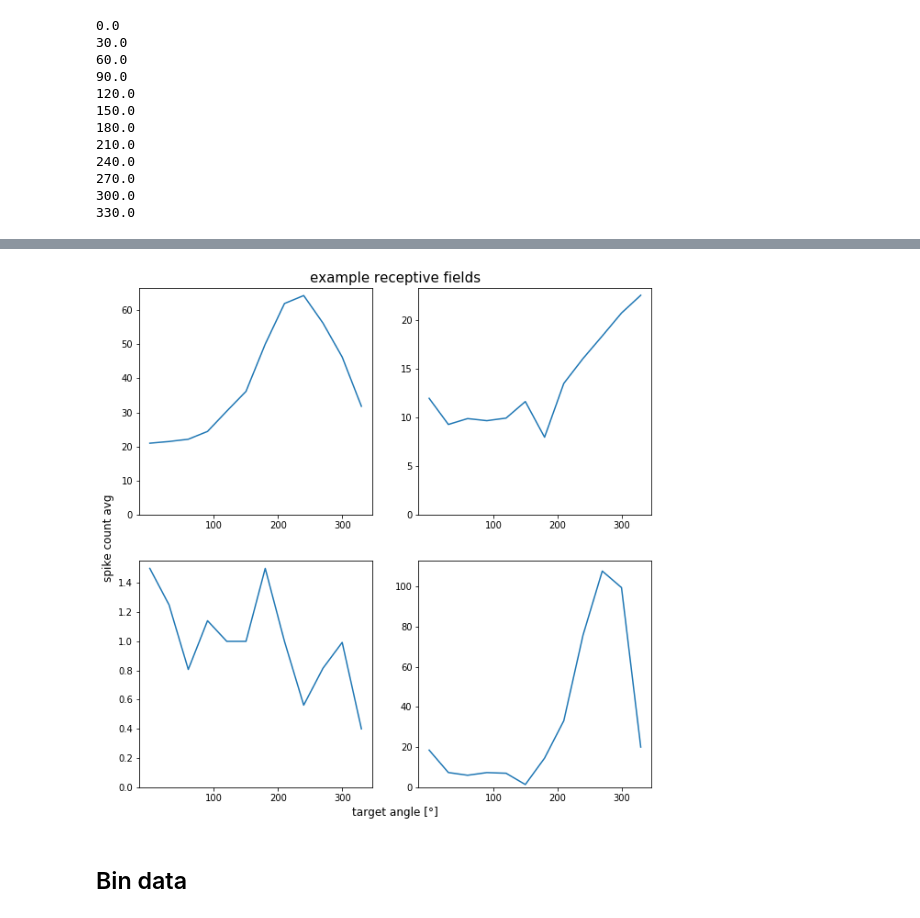
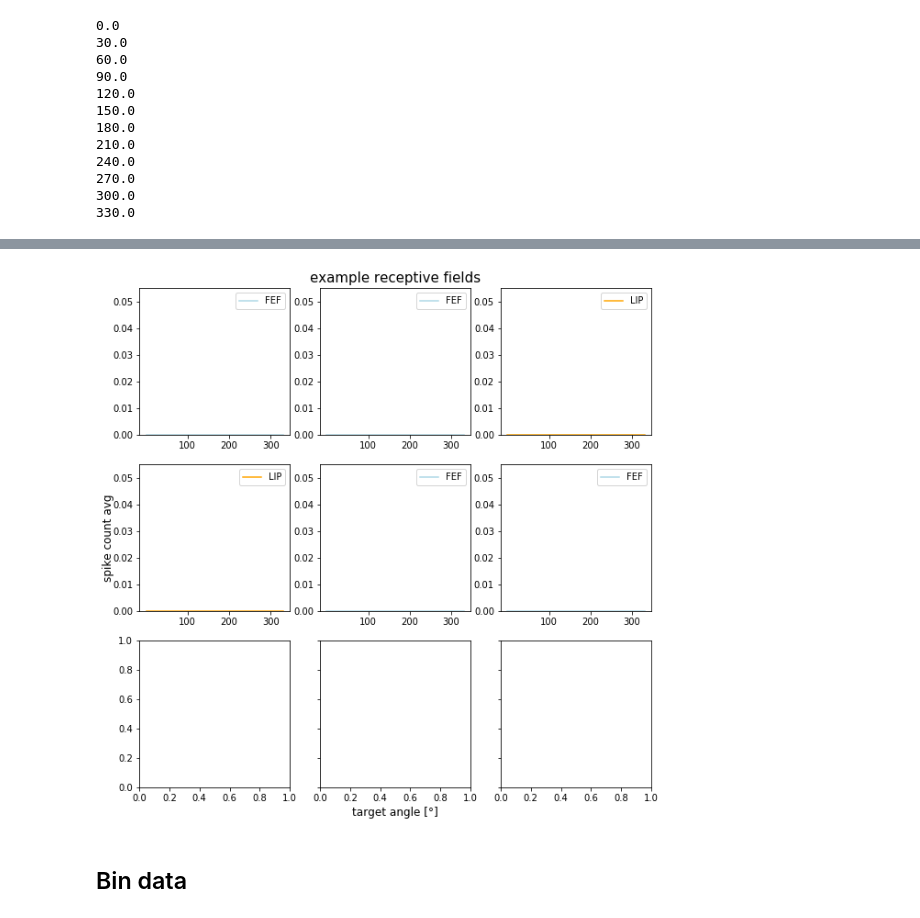
Before and after one commit to MelanieTschiersch/SmithData, a Jupyter notebook: Schreibtisch/PhD/1_HartHuk/Analysis/eval_HartHuk_NeuralAnalysis.ipynb, the cells around one changed output, grey strips where cells are left out. Drawn from its saved outputs; the diff is of its cells as text; code cells hidden in the pictures.

```diff
--- a/Schreibtisch/PhD/1_HartHuk/Analysis/eval_HartHuk_NeuralAnalysis.ipynb
+++ b/Schreibtisch/PhD/1_HartHuk/Analysis/eval_HartHuk_NeuralAnalysis.ipynb
@@ -198,13 +214,13 @@ df_dat['session'] = np.concatenate(session)
 # neural data
 neurData=[]#
 n_cue=[]
-for n in range(len(neuronData)): # for each session
+for n in [0,1]:#range(len(neuronData)): # for each session
     neData=[]
     necue=[]
-    for i in range(len(neuronData[0][0])):# for each trial
+    for i in range(len(neuronData[n][0])):# for each trial
         nData=[]
         ncue=[]
-        for neuron in range(len(neuronData[0])): #for each neuron
+        for neuron in range(len(neuronData[n])): #for each neuron
             nData.append(neuronData[n][neuron][i]) # neural data
             ncue.append(neuronData[n][neuron][i][int(t_targOn_start[n][i]*1000):int(t_delay_start[n][i]*1000)]) # neural data during target presentation
         neData.append(csr_matrix(nData))
@@ -215,6 +231,7 @@ for n in range(len(neuronData)): # for each session
 df_dat['sp_train'] = np.concatenate(neurData)
 # neural data during cue
 df_dat['n_cue'] = np.concatenate(n_cue)
+#df_dat.loc[0:len(neuronData[0][0]),'ROIs'] = ROIs[0]
 
 # timing
 df_dat['fix'] = np.concatenate(t_fix_start)*1000
@@ -250,14 +267,25 @@ width = 30
 groups = np.linspace(0,330,int(330/width)+1)# split WM circle into targets of 30°
 
 group = [] # get indices of trials in each group
+mon = 'l'
+sess = 0
 for i in range(len(groups)):
-    group.append(np.where((df_dat.loc[(df_dat['monkey']=='a') & (df_dat['session']==0)]['targ_angle']>=groups[i]) & (df_dat.loc[(df_dat['monkey']=='a') & (df_dat['session']==0)]['targ_angle']<groups[i]+width)))
+    group.append(np.where((df_dat.loc[(df_dat['monkey']==mon) & (df_dat['session']==sess)]['targ_angle']>=groups[i]) & (df_dat.loc[(df_dat['monkey']=='a') & (df_dat['session']==0)]['targ_angle']<groups[i]+width)))
+
+# first all sess monkey a, then monkey l -> idx of session in ROI is larger for monkey l
+if mon =='l':
+    sess_idx = sess+max(df_dat.loc[df_dat['monkey']=='a']['session'])+1
+else:
+    sess_idx = sess
 
 # get mean neuron spikecount vector for each target position, average across trials
 receptive_fields = []
 for rf,k in enumerate(groups):# for all groups
     print(k)
-    receptive_fields.append(np.mean([np.array(df_dat['n_cue'][i].sum(axis=1)) for i in group[rf][0]], axis=0))
+    if np.isnan(np.mean([np.array(df_dat['n_cue'][i].sum(axis=1)) for i in group[rf][0]], axis=0)).any():
+        receptive_fields.append([[0] for i in range(len(ROIs[sess]))])
+    else:
+        receptive_fields.append(np.mean([np.array(df_dat['n_cue'][i].sum(axis=1)) for i in group[rf][0]], axis=0))
 # %% [output]
 0.0
 30.0
@@ -274,24 +321,29 @@ for rf,k in enumerate(groups):# for all groups
 # %%
 x = np.linspace(groups[0], groups[-1], len(groups))
 
-num_neur = receptive_fields[0].shape[0]
+num_neur = len(ROIs[sess_idx])
 fig, ax = plt.subplots(int(num_neur/2), int(num_neur/2), sharex=True, sharey=True, figsize=(10,10))
 for i in range(0,num_neur):
     shift=0
     plt.subplot(int(num_neur/2),int(num_neur/2),i+1)
-    plt.plot(x,[receptive_fields[n][shift+i] for n in range(len(receptive_fields))])
+    if ROIs[sess_idx][i]=='LIP':
+        c = 'orange'
+    else:
+        c='lightblue'
+    plt.plot(x,[receptive_fields[n][shift+i] for n in range(len(receptive_fields))], color=c, label=ROIs[sess_idx][i])
     plt.xticks([100,200,300],[100,200,300])
     plt.ylim(0, plt.ylim()[1])
+    plt.legend()
     #plt.title('neuron '+str(shift+i))
 fig.add_subplot(111, frameon=False)
 plt.tick_params(labelcolor='none', top=False, bottom=False, left=False, right=False)
 plt.title('example receptive fields', fontsize=15)
 plt.xlabel('target angle [°]', fontsize=12)
 plt.ylabel('spike count avg', fontsize=12)
 #plt.savefig('../Figures/ExampleReceptiveFields_Sa0.png',dpi=100)
 plt.show()
 # %% [output]
-[figure, old version]
+[figure, new version]
 # %% [markdown]
 ## Bin data
 # %%
```
Also changed, not shown: parts of 9 cells of this notebook.
